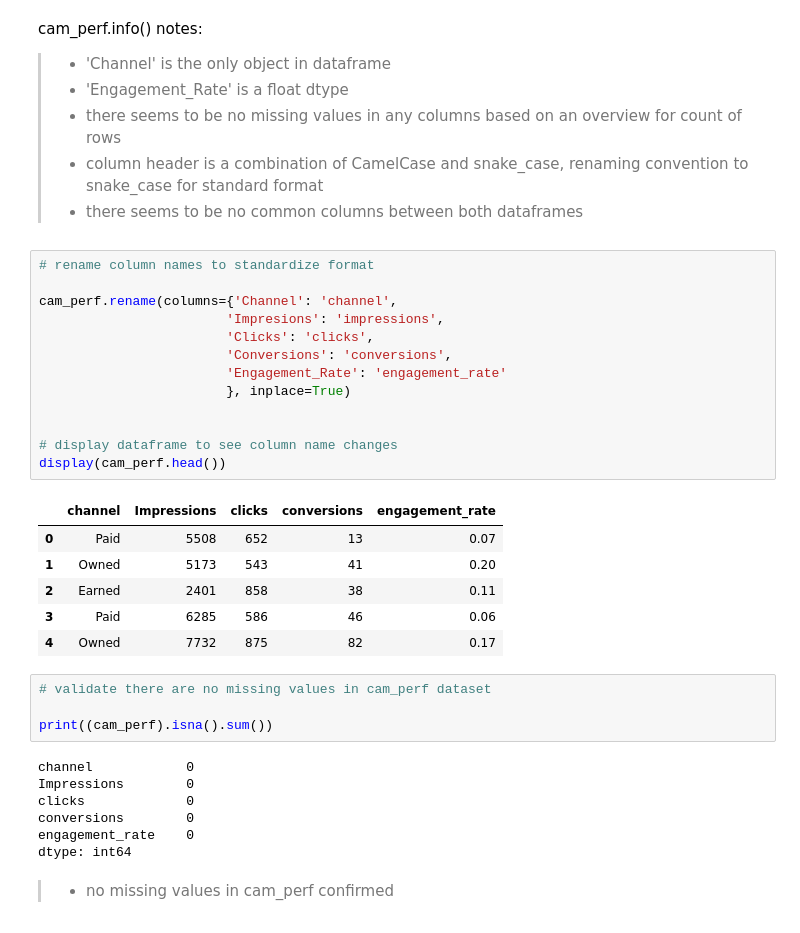
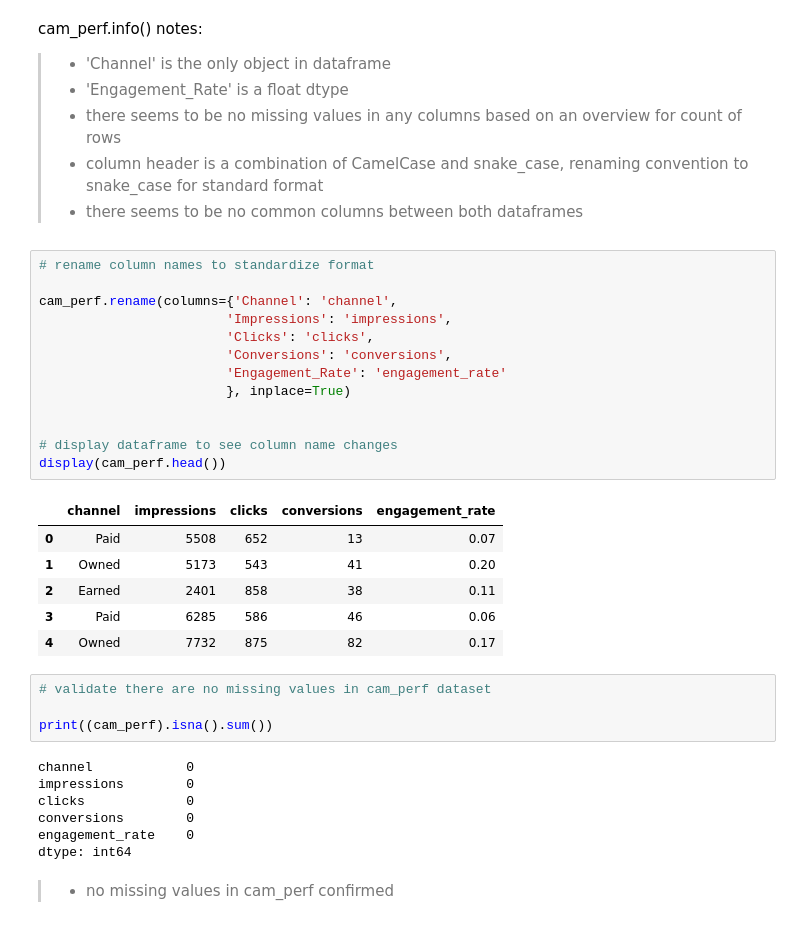
Before and after one commit to stxphz/unicef, a Jupyter notebook: analysis.ipynb, the cells around one changed output. Cells and saved outputs as stored; diff of their text form.

```diff
--- a/analysis.ipynb
+++ b/analysis.ipynb
@@ -244,18 +244,18 @@ cam_perf.info() notes:
 # %%
 # rename column names to standardize format
 
 cam_perf.rename(columns={'Channel': 'channel',
-                        'Impresions': 'impressions',
+                        'Impressions': 'impressions',
                         'Clicks': 'clicks',
                         'Conversions': 'conversions',
                         'Engagement_Rate': 'engagement_rate'
                         }, inplace=True)
 
 
 # display dataframe to see column name changes
 display(cam_perf.head())
 # %% [output]
-|  | channel | Impressions | clicks | conversions | engagement_rate |
+|  | channel | impressions | clicks | conversions | engagement_rate |
 | 0 | Paid | 5508 | 652 | 13 | 0.07 |
 | 1 | Owned | 5173 | 543 | 41 | 0.20 |
 | 2 | Earned | 2401 | 858 | 38 | 0.11 |
@@ -267,7 +267,7 @@ display(cam_perf.head())
 print((cam_perf).isna().sum())
 # %% [output]
 channel            0
-Impressions        0
+impressions        0
 clicks             0
 conversions        0
 engagement_rate    0
```
Also changed, not shown: parts of 14 cells of this notebook.
